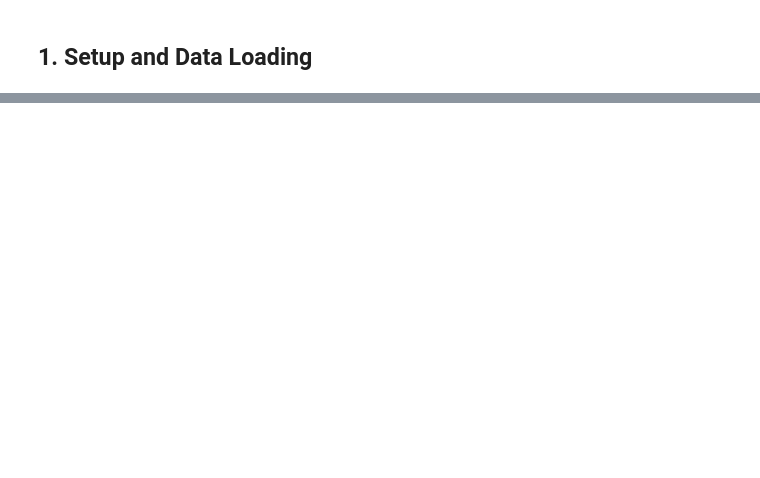
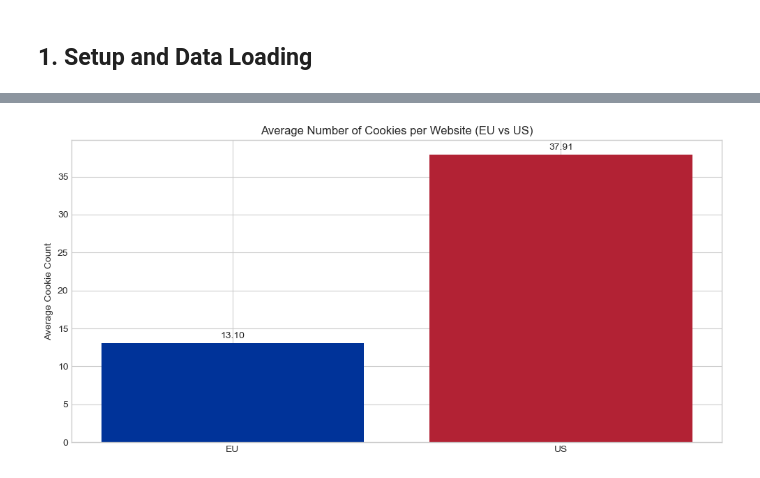
Before and after one commit to FlyinHedgehog/consent-observatory-tool-analysis, a Jupyter notebook: notebooks/results_analysis.ipynb, the cells around one changed output, grey strips where cells are left out. Drawn from its saved outputs; the diff is of its cells as text; code cells hidden in the pictures; blank space fills up the shorter version.

```diff
--- a/notebooks/results_analysis.ipynb
+++ b/notebooks/results_analysis.ipynb
@@ -580,0 +204,6 @@ Silent tracking EU: 87.1%
+# %%
+df_eu_cookies = pd.read_csv(OUTPUT_DIR / 'eu_cookies.csv', sep=';')
+df_us_cookies = pd.read_csv(OUTPUT_DIR / 'us_cookies.csv', sep=';')
+
+# let's check the cookies dataframe for EU
+df_eu_cookies.head()
@@ -580,0 +252,28 @@ Silent tracking EU: 87.1%
+# %%
+# calculate average cookies per website
+eu_avg = len(df_eu_cookies) / df_eu_cookies['website_url'].nunique()
+us_avg = len(df_us_cookies) / df_us_cookies['website_url'].nunique()
+
+avg_cookies = [eu_avg, us_avg]
+regions = ['EU', 'US']
+
+fig, ax = plt.subplots()
+bars = ax.bar(regions, avg_cookies, color=[COLORS['EU'], COLORS['US']])
+
+ax.set_title('Average Number of Cookies per Website (EU vs US)')
+ax.set_ylabel('Average Cookie Count')
+
+for bar in bars:
+    height = bar.get_height()
+    # format the height to show 2 decimal places (e.g., 14.53)
+    ax.annotate(f'{height:.2f}',
+                xy=(bar.get_x() + bar.get_width() / 2, height),
+                xytext=(0, 3),  # 3 points vertical offset
+                textcoords="offset points",
+                ha='center', va='bottom')
+
+# display the plot
+plt.tight_layout()
+plt.show()
+# %% [output]
+[figure, added]
```
Also changed, not shown: parts of 55 cells of this notebook, 6 other files.
